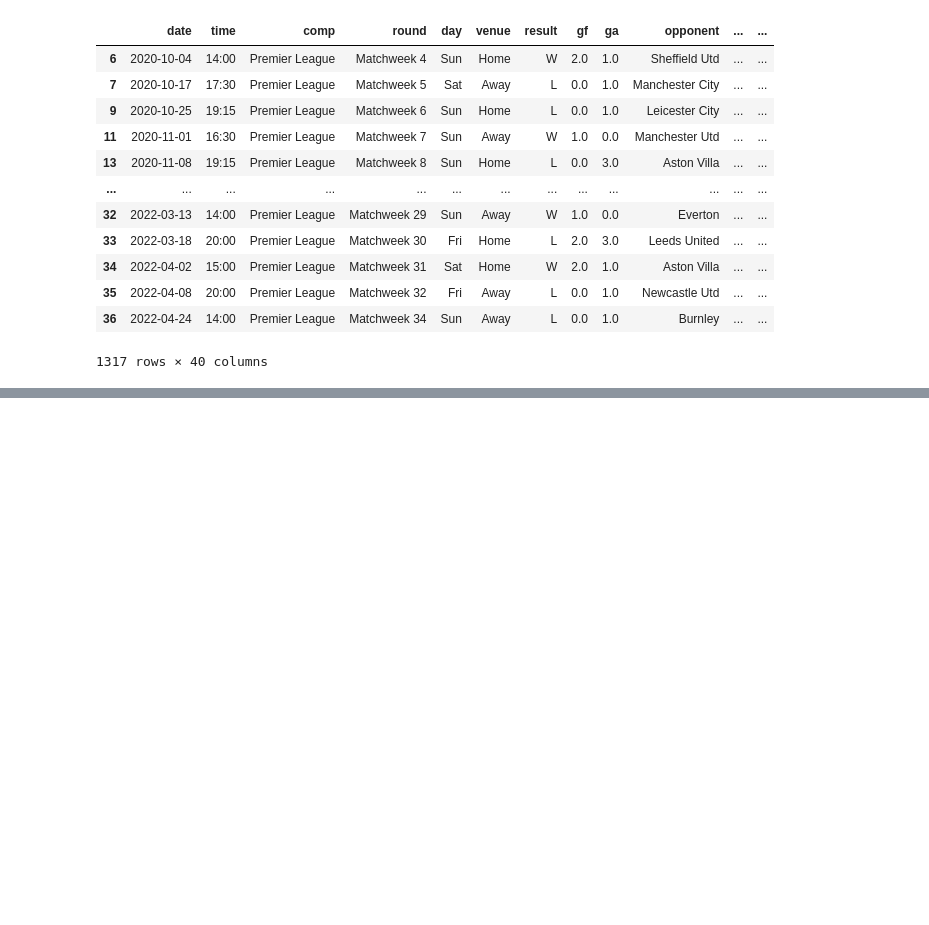
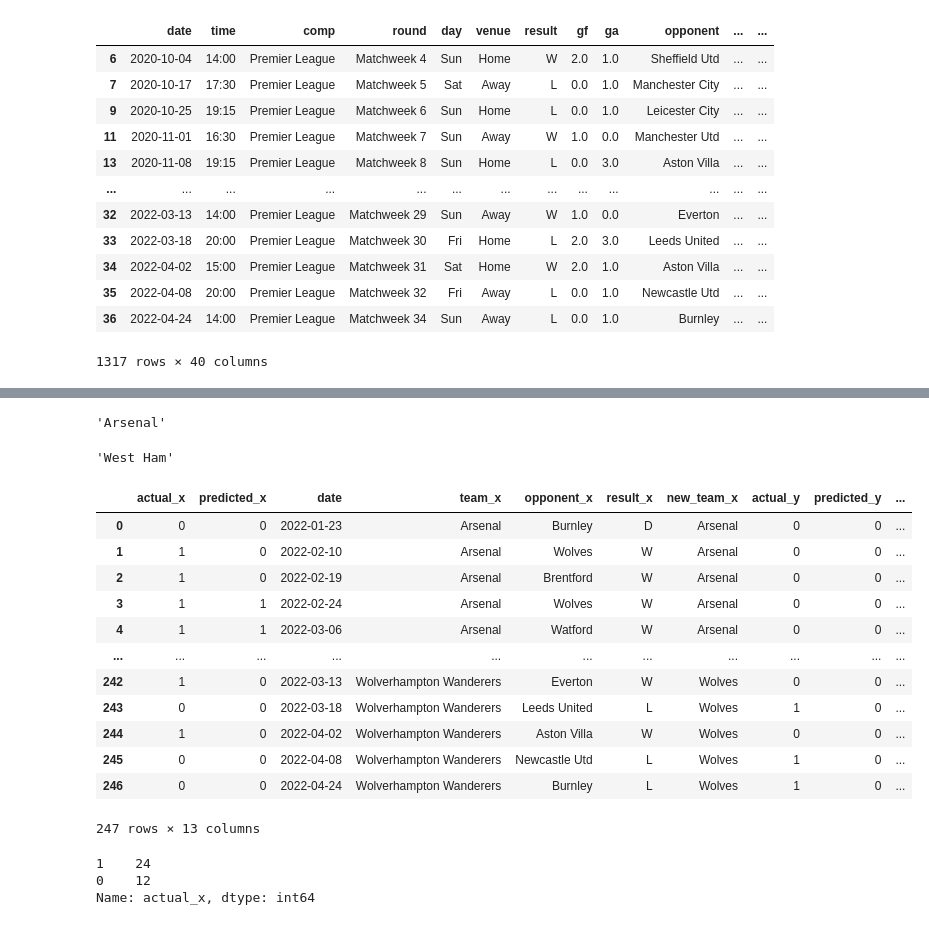
Before and after one commit to luisdelotavo/MachineLearningFootball, a Jupyter notebook: MachineLearningFootball.ipynb, the cells around one changed output, grey strips where cells are left out. Cells and saved outputs as stored; diff of their text form; code cells hidden in the pictures; blank space fills up the shorter version.

Commit message:
Improved final model

```diff
--- a/MachineLearningFootball.ipynb
+++ b/MachineLearningFootball.ipynb
@@ -291,0 +359,3 @@ matches_rol
+# %%
+# Merging tables to see the teams
+combined = combined.merge(matches_rolling[["date","team", "opponent","result"]], left_index=True, right_index=True)
@@ -291,0 +378,54 @@ matches_rol
+# %%
+# Combining data to see prediction from various teams playing the same games
+# Creating a dictionary and using the map function to standardize team names
+# Since in this moment, the names of the teams are not the same as "home" and "away"
+class MissingDict(dict):
+    __missing__ = lambda self, key: key
+
+map_values = {
+    "Brighton and Hove Albion": "Brighton",
+    "Manchester United": "Manchester Utd",
+    "Newcastle United": "Newcastle Utd",
+    "Tottenham Hotsput": "Tottenham",
+    "West Ham United": "West Ham",
+    "Wolverhampton Wanderers": "Wolves"
+}
+
+mapping = MissingDict(**map_values)
+# %%
+mapping["Arsenal"]
+# %% [output]
+'Arsenal'
+# %%
+mapping["West Ham United"]
+# %% [output]
+'West Ham'
+# %%
+combined["new_team"] = combined["team"].map(mapping)
+# %%
+# Merging the data frame by itself to remove redundancies
+merged = combined.merge(combined, left_on=["date", "new_team"], right_on=["date","opponent"])
+# %%
+merged
+# %% [output]
+|  | actual_x | predicted_x | date | team_x | opponent_x | result_x | new_team_x | actual_y | predicted_y | ... |
+| 0 | 0 | 0 | 2022-01-23 | Arsenal | Burnley | D | Arsenal | 0 | 0 | ... |
+| 1 | 1 | 0 | 2022-02-10 | Arsenal | Wolves | W | Arsenal | 0 | 0 | ... |
+| 2 | 1 | 0 | 2022-02-19 | Arsenal | Brentford | W | Arsenal | 0 | 0 | ... |
+| 3 | 1 | 1 | 2022-02-24 | Arsenal | Wolves | W | Arsenal | 0 | 0 | ... |
+| 4 | 1 | 1 | 2022-03-06 | Arsenal | Watford | W | Arsenal | 0 | 0 | ... |
+| ... | ... | ... | ... | ... | ... | ... | ... | ... | ... | ... |
+| 242 | 1 | 0 | 2022-03-13 | Wolverhampton Wanderers | Everton | W | Wolves | 0 | 0 | ... |
+| 243 | 0 | 0 | 2022-03-18 | Wolverhampton Wanderers | Leeds United | L | Wolves | 1 | 0 | ... |
+| 244 | 1 | 0 | 2022-04-02 | Wolverhampton Wanderers | Aston Villa | W | Wolves | 0 | 0 | ... |
+| 245 | 0 | 0 | 2022-04-08 | Wolverhampton Wanderers | Newcastle Utd | L | Wolves | 1 | 0 | ... |
+| 246 | 0 | 0 | 2022-04-24 | Wolverhampton Wanderers | Burnley | L | Wolves | 1 | 0 | ... |
+247 rows × 13 columns
+# %%
+# Look at just the rows where one team is predicted to team and the other team is predicted to lose
+# Since the model will have a higher chance of being accurate
+merged[(merged["predicted_x"] == 1) & (merged["predicted_y"] == 0)]["actual_x"].value_counts()
+# %% [output]
+1    24
+0    12
+Name: actual_x, dtype: int64
```
Also changed, not shown: parts of 23 cells of this notebook.
